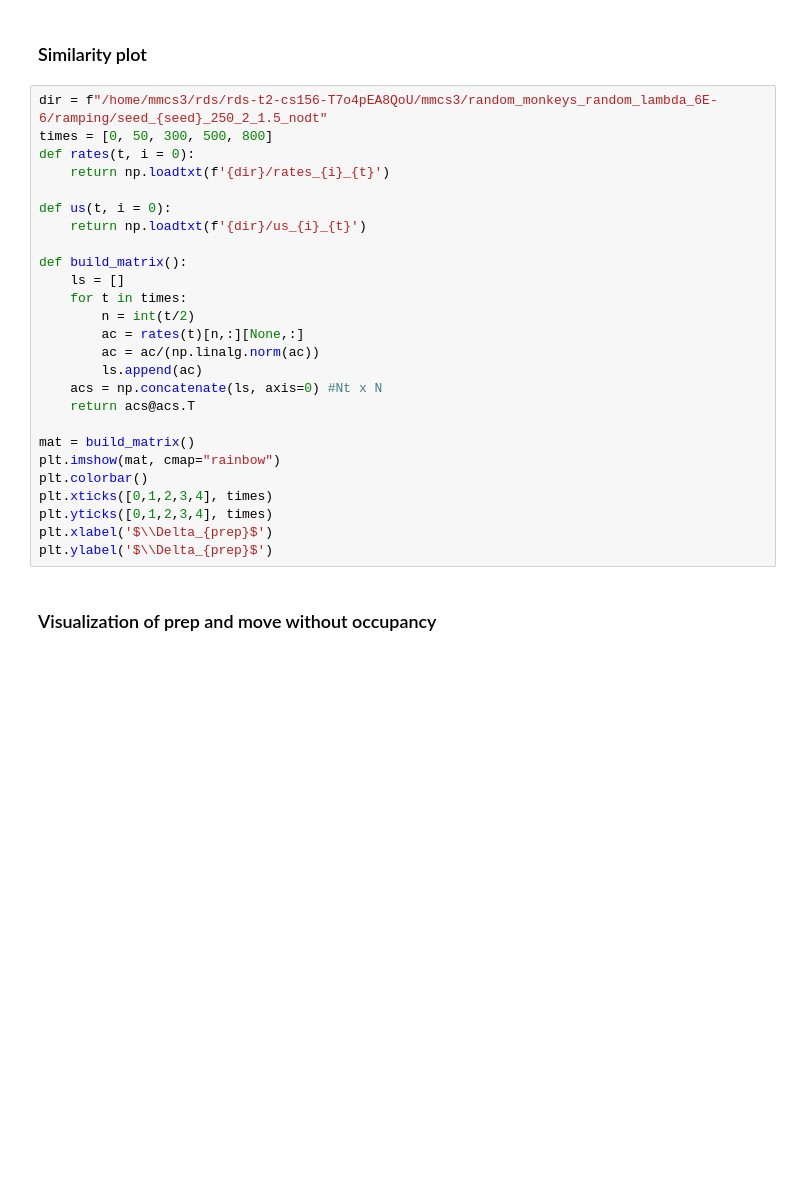
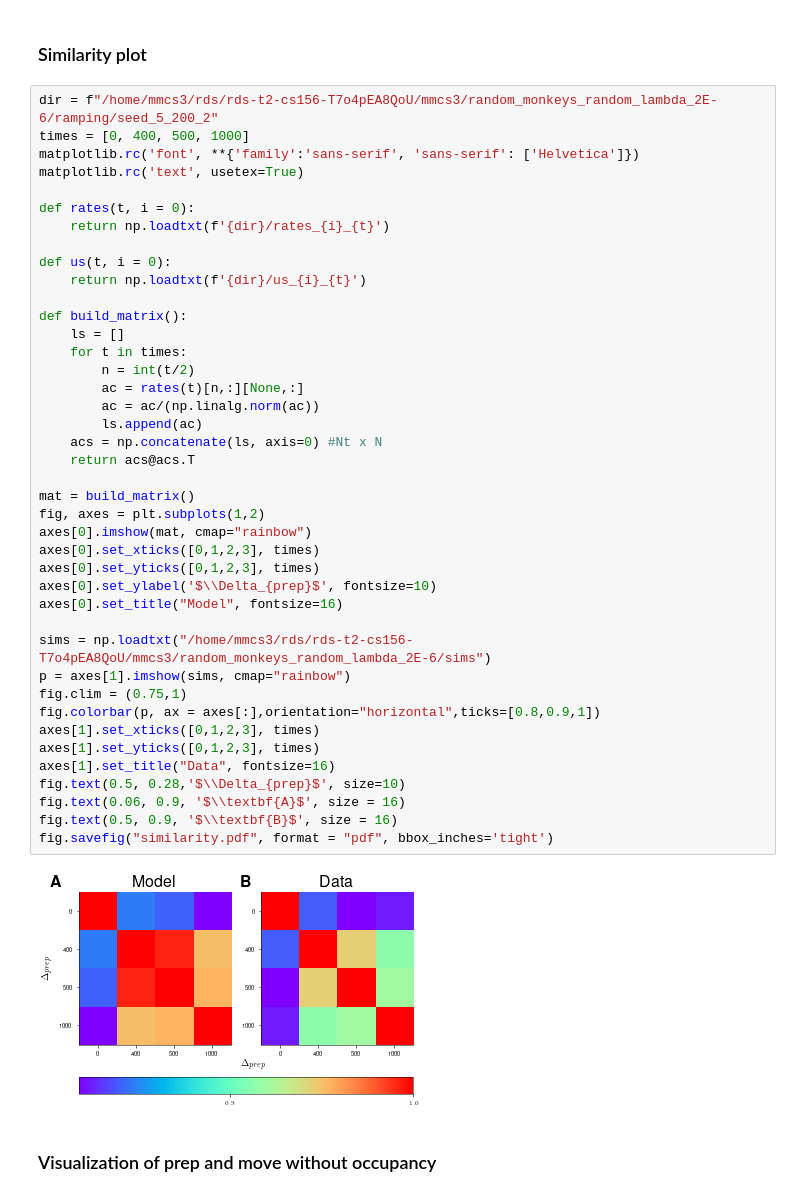
Before and after one commit to marineschimel/why-prep-2, a Jupyter notebook: notebooks/plots.ipynb, the cells around one changed output. Cells and saved outputs as stored; diff of their text form; blank space fills up the shorter version.

```diff
--- a/notebooks/plots.ipynb
+++ b/notebooks/plots.ipynb
@@ -632,31 +669,48 @@ fig.text(0.66, 0.92, '$\\textbf{C}$', size = 16)
 # %% [markdown]
 ### Similarity plot
 # %%
-dir = f"/home/mmcs3/rds/rds-t2-cs156-T7o4pEA8QoU/mmcs3/random_monkeys_random_lambda_6E-6/ramping/seed_{seed}_250_2_1.5_nodt"
-times = [0, 50, 300, 500, 800]
+dir = f"/home/mmcs3/rds/rds-t2-cs156-T7o4pEA8QoU/mmcs3/random_monkeys_random_lambda_2E-6/ramping/seed_5_200_2"
+times = [0, 400, 500, 1000]
+matplotlib.rc('font', **{'family':'sans-serif', 'sans-serif': ['Helvetica']})
+matplotlib.rc('text', usetex=True)
+
 def rates(t, i = 0):
     return np.loadtxt(f'{dir}/rates_{i}_{t}')
 
 def us(t, i = 0):
     return np.loadtxt(f'{dir}/us_{i}_{t}')
 
 def build_matrix():
     ls = []
     for t in times:
         n = int(t/2)
         ac = rates(t)[n,:][None,:]
         ac = ac/(np.linalg.norm(ac))
         ls.append(ac)
     acs = np.concatenate(ls, axis=0) #Nt x N
     return acs@acs.T
 
 mat = build_matrix()
-plt.imshow(mat, cmap="rainbow")
-plt.colorbar()
-plt.xticks([0,1,2,3,4], times)
-plt.yticks([0,1,2,3,4], times)
-plt.xlabel('$\\Delta_{prep}$')
-plt.ylabel('$\\Delta_{prep}$')
+fig, axes = plt.subplots(1,2)
+axes[0].imshow(mat, cmap="rainbow")
+axes[0].set_xticks([0,1,2,3], times)
+axes[0].set_yticks([0,1,2,3], times)
+axes[0].set_ylabel('$\\Delta_{prep}$', fontsize=10)
+axes[0].set_title("Model", fontsize=16)
+
+sims = np.loadtxt("/home/mmcs3/rds/rds-t2-cs156-T7o4pEA8QoU/mmcs3/random_monkeys_random_lambda_2E-6/sims")
+p = axes[1].imshow(sims, cmap="rainbow")
+fig.clim = (0.75,1)
+fig.colorbar(p, ax = axes[:],orientation="horizontal",ticks=[0.8,0.9,1])
+axes[1].set_xticks([0,1,2,3], times)
+axes[1].set_yticks([0,1,2,3], times)
+axes[1].set_title("Data", fontsize=16)
+fig.text(0.5, 0.28,'$\\Delta_{prep}$', size=10)
+fig.text(0.06, 0.9, '$\\textbf{A}$', size = 16)
+fig.text(0.5, 0.9, '$\\textbf{B}$', size = 16)
+fig.savefig("similarity.pdf", format = "pdf", bbox_inches='tight')
+# %% [output]
+[figure, added]
 # %% [markdown]
 ### Visualization of prep and move without occupancy
 # %%
```
Also changed, not shown: parts of 9 cells of this notebook, 3 other files.
